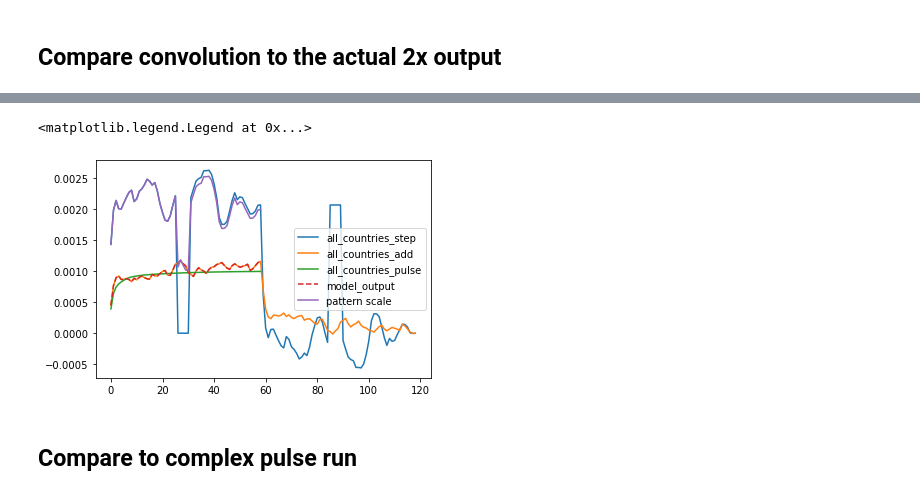
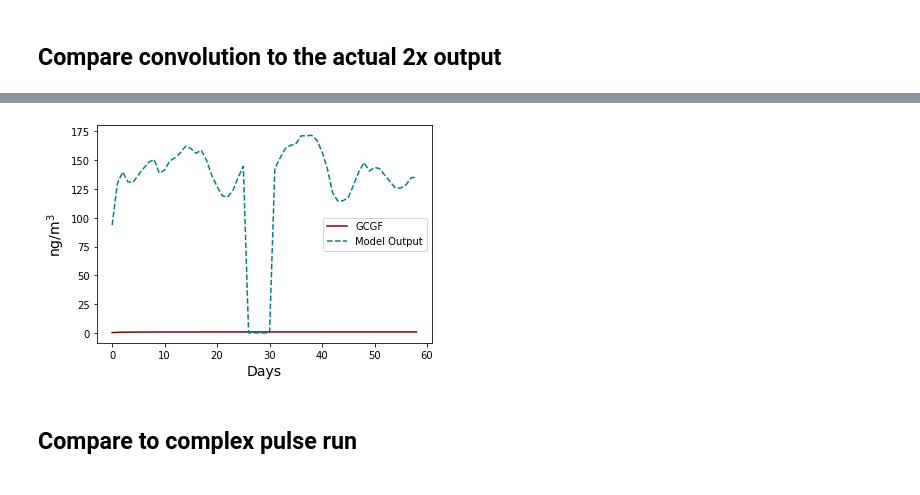
Before and after one commit to lfreese/BC-IRF, a Jupyter notebook: GF_pulse_vs_step_analysis.ipynb, the cells around one changed output, grey strips where cells are left out. Saved outputs shown, nothing was run; the diff lists cells and outputs as text; code cells hidden in the pictures.

```diff
--- a/GF_pulse_vs_step_analysis.ipynb
+++ b/GF_pulse_vs_step_analysis.ipynb
@@ -112,16 +152,18 @@ f0_step = 1.65179026e+10 #(ds_emis.sel(run = 'all_countries_step')-ds_emis.sel(r
 # %%
 fig,ax = plt.subplots()
-for r in conv_2x.keys():
-    plt.plot(conv_2x[r], label = r)
+for r in ['all_countries_pulse']:
+    plt.plot(conv_2x[r]*1e3, label = 'GCGF', color = 'maroon')
 
-plt.plot((ds_conc_lev0.sel(run = 'all_countries_add') - ds_conc_lev0.sel(run = 'base'))['BC_total'], linestyle = '--', label = 'model_output')
-plt.plot(((ds_conc_lev0.sel(run = 'all_countries_step')-ds_conc_lev0.sel(run = 'base'))/f0_step)['BC_total']*emis_dif_2x, label = 'pattern scale')
+plt.plot((ds_conc_lev0.sel(run = 'all_countries_step') - ds_conc_lev0.sel(run = 'base'))['BC_total']*1e3, linestyle = '--', label = 'Model Output', color = 'teal')
+# plt.plot(((ds_conc_lev0.sel(run = 'all_countries_step')-ds_conc_lev0.sel(run = 'base'))/f0_step)['BC_total']*emis_dif_2x, label = 'pattern scale')
 plt.plot()
+plt.xlabel('Days', fontsize = 14)
+plt.ylabel('ng/m$^3$', fontsize = 14)
+
 plt.legend()
-#plt.xlim(0,55)
+plt.savefig('figures/paper/GCGF_recreation.png', bbox_inches = 'tight', dpi = 350)
 # %% [output]
-<matplotlib.legend.Legend at 0x...>
-[figure, old version]
+[figure, new version]
 # %% [markdown]
 ## Compare to complex pulse run
 # %%
```
Also changed, not shown: parts of 35 cells of this notebook, 10 other files.
